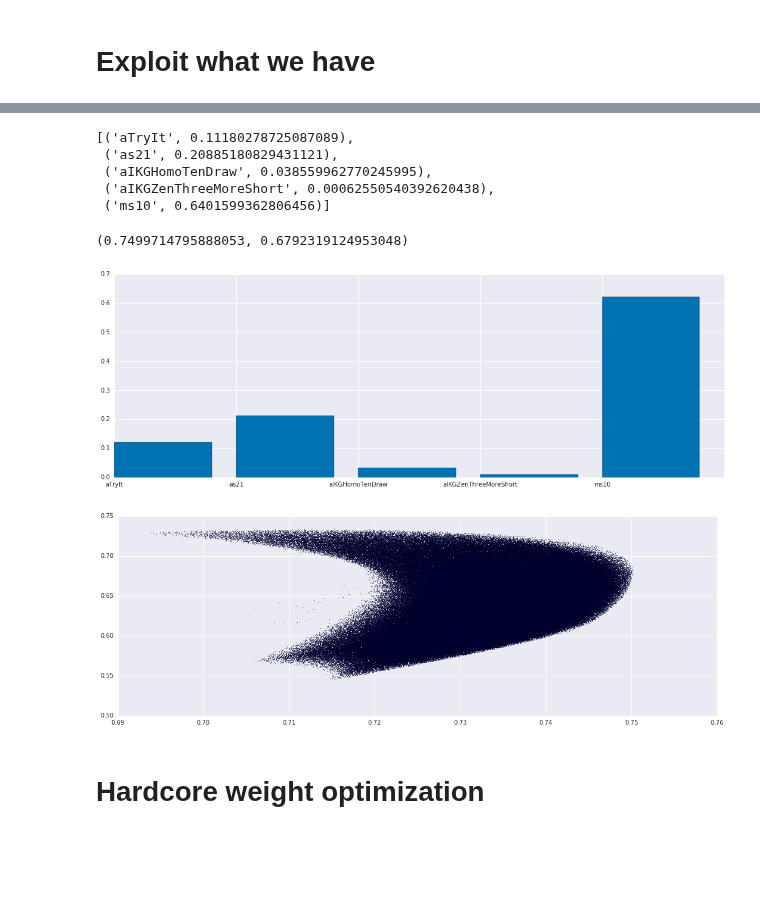
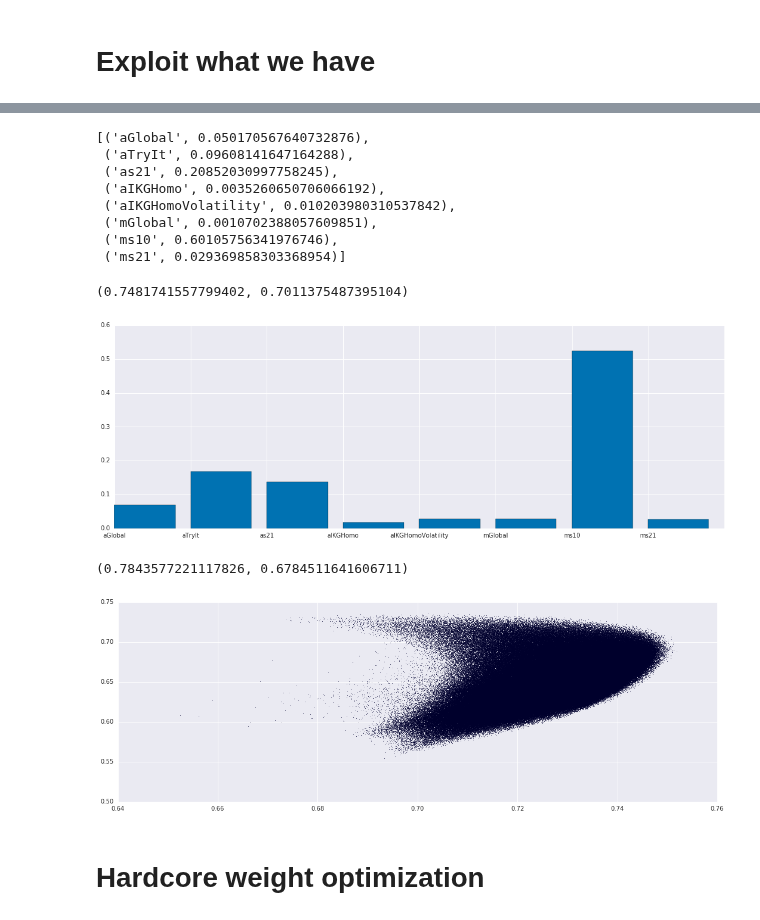
Before and after one commit to yumichael/two-sigma-financial-news, a Jupyter notebook: search/blend.ipynb, the cells around one changed output, grey strips where cells are left out. Cells and saved outputs as stored; diff of their text form; code cells hidden in the pictures; blank space fills up the shorter version.

```diff
--- a/search/blend.ipynb
+++ b/search/blend.ipynb
@@ -31,7 +31,7 @@ def sharpe(x):
 quarter = lambda time: (lambda time: (time.dt.year+(time.dt.quarter-1)/4).astype(np.float32))(pd.Series(time))
 halfYear = lambda time: (quarter(time)*2).astype(int).values/2
 # %%
-TIME = O(lo=np.datetime64('2009-01-02T22:00:00.000000000'),hi=np.datetime64('2016-12-30T22:00:00.000000001')+1)
+TIME = O(lo=np.datetime64('2009-01-02T22:00:00.000000000'),hi=np.datetime64('2016-12-30T22:00:00.000000001'))
 HALFYEAR = O(lo=2009.,hi=2017.)
 
 @njit
@@ -72,6 +72,10 @@ def blocks_sharpe(blocks, values):
 def mean_blocks_sharpe(blocks, values):
     return np.array([sharpe(values[i:j]) for i,j in blocks]).mean()
 
+# @njit # mean blocks
+# def cv_ho_scores(blocks, values):
+#     return mean_blocks_sharpe(blocks[2:-3],values), mean_blocks_sharpe(blocks[-3:],values) #CVHO
+
 @njit
 def cv_ho_scores(blocks, values):
-    return mean_blocks_sharpe(blocks[2:-3],values), mean_blocks_sharpe(blocks[-3:],values) #CVHO
+    return sharpe(values[blocks[2][0]:blocks[-3][0]]), sharpe(values[blocks[-3][0]:]) #CVHO
@@ -200,15 +286,15 @@ d = e
 # cols += ['a'+x for x in 's20 s21 s22 s00 s10 s11 IKGCover TryIt IKGCoverTenDraw IKGCoverThreeMoreShort'.split()]
 # d = d['ms10 as21 aTryIt aIKGCoverThreeMoreShort'.split() + []]
 d = d[
-# 'aGlobal '#'aAnother '
+'aGlobal '#'aAnother '
 'aTryIt '#1#'aikg '
 'as21 '#'as10 '#'as20 '#'as21 as22 as10 as11 '
-'aIKGHomoTenDraw '#'aIKGHomoThree '#'aIKGHomo aIKGHomoVolatility '
-'aIKGZenThreeMoreShort '#'aIKGZenTenDraw 'aIKGZen '#'aIKGZenVolatility ' #'aIKGZenThreeVP1 aIKGZenThreeMoreShort '
+'aIKGHomo ''aIKGHomoVolatility '#'aIKGHomoTenDraw '#'aIKGHomoThree '#'aIKGHomo aIKGHomoVolatility '
+#'aIKGZenThreeMoreShort '#'aIKGZenTenDraw 'aIKGZen '#'aIKGZenVolatility ' #'aIKGZenThreeVP1 aIKGZenThreeMoreShort '
 # 'aIKGCoverThreeVP1 '#'aIKGCover aTryIt aIKGCoverThreeMoreShort '
-#'mGlobal '#'mAnother '
+'mGlobal '#'mAnother '
 #'mikg '#'mTryIt '
-'ms10 '#'ms21 '#'ms20 '#'as22 as10 as11 '
+'ms10 ms21 '#'ms20 '#'as22 as10 as11 '
 #'mIKGHomoTenDraw mIKGHomoThree '#'aIKGHomo aIKGHomoVolatility '
 #'mIKGZenThreeMoreShort '#'aIKGZenTenDraw 'aIKGZen '#'aIKGZenVolatility ' #'aIKGZenThreeVP1 aIKGZenThreeMoreShort '
 #'mIKGCover '#'aTryIt aIKGCoverThreeVP1 aIKGCoverThreeMoreShort '
@@ -220,7 +306,7 @@ _DO_IT_ = True
 if _DO_IT_:
     n = 1_000_000
     cc = np.random.exponential(size=(n,d.shape[1]))
-    cc /= cc.sum(axis=1)[:,None]
+    cc /= cc.sum(axis=1)[:,np.newaxis]
     dd = d.values
     blocks, _ = make_blocks(halfYear(d.index.values), HALFYEAR.lo, HALFYEAR.hi)
     scores = [cv_ho_scores(blocks, dd@c) for c in cc]
@@ -232,26 +318,33 @@ Wall time: 14.8 s
 # %%
 list(zip(d.columns, cc[ibest[0]]))
 # %% [output]
-[('aTryIt', 0.11180278725087089),
- ('as21', 0.20885180829431121),
- ('aIKGHomoTenDraw', 0.038559962770245995),
- ('aIKGZenThreeMoreShort', 0.00062550540392620438),
- ('ms10', 0.6401599362806456)]
+[('aGlobal', 0.050170567640732876),
+ ('aTryIt', 0.09608141647164288),
+ ('as21', 0.20852030997758245),
+ ('aIKGHomo', 0.0035260650706066192),
+ ('aIKGHomoVolatility', 0.010203980310537842),
+ ('mGlobal', 0.0010702388057609851),
+ ('ms10', 0.60105756341976746),
+ ('ms21', 0.029369858303368954)]
 # %%
 %matplotlib inline
 canvas(18,6)
 # %%
-k = 11
+k = 710
 print(scores[ibest[k]])
 plt.bar(np.arange(d.shape[1]), tick_label=d.columns, height=cc[ibest[k]]);
 # %% [output]
-(0.7499714795888053, 0.6792319124953048)
+(0.7481741557799402, 0.7011375487395104)
-[figure, old version]
+[figure, new version]
+# %%
+(0.7843577221117826, 0.6784511641606711)
+# %% [output]
+(0.7843577221117826, 0.6784511641606711)
 # %%
 guys = np.asarray([[scores[i][0], scores[i][1]] for i in ibest[::]])
 plt.scatter(guys[:,0], guys[:,1], s=.3);
 # %% [output]
-[figure, old version]
+[figure, new version]
 # %% [markdown]
 # Hardcore weight optimization
 # %%
```
Also changed, not shown: parts of 44 cells of this notebook.
